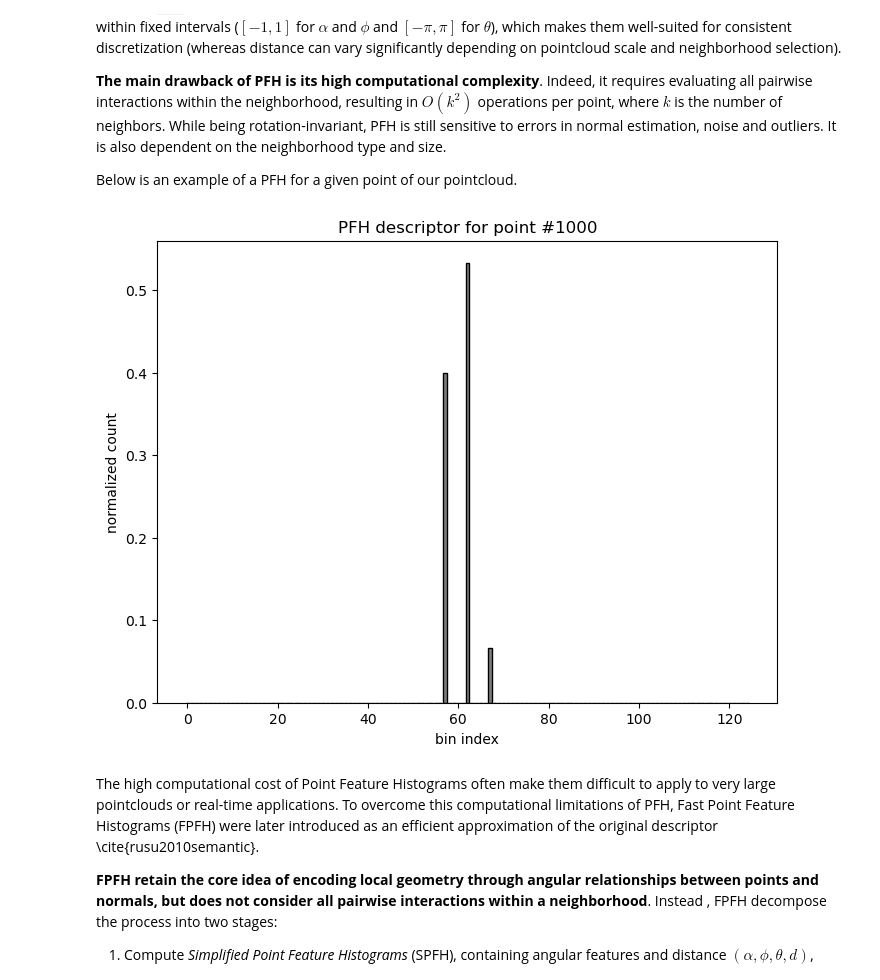
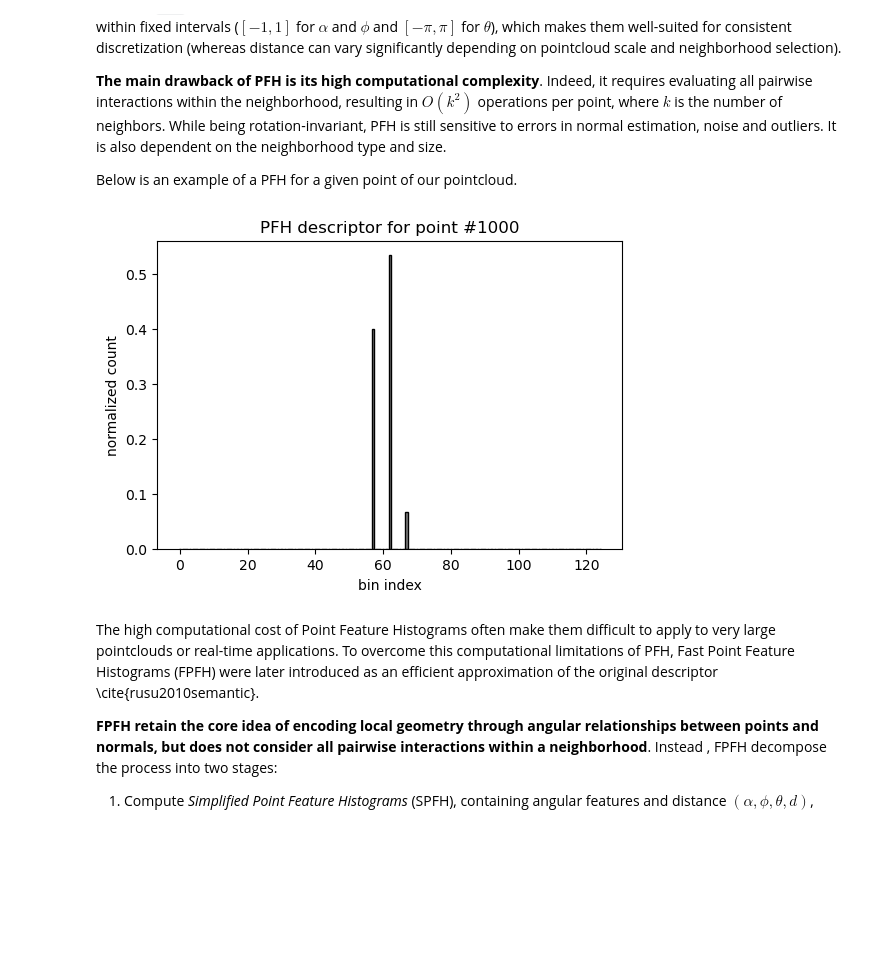
Before and after one commit to jlgregorio/tutorials-pointcloud-python, a Jupyter notebook: 06.descriptors.ipynb, the cells around one changed output. Cells and saved outputs as stored; diff of their text form; code cells hidden in the pictures; blank space fills up the shorter version.

```diff
--- a/06.descriptors.ipynb
+++ b/06.descriptors.ipynb
@@ -176,21 +181,22 @@ def compute_local_3d_features(points, neighbor_finding_function, norm_eigenvalue
 # %%
 # Compute local 3D features
-neighbor_finding_function = lambda point: kdtree.query(point, 20)[1] # (point itself is included)
-local_3d_features = compute_local_3d_features(
-    points, neighbor_finding_function, norm_eigenvalues=True
-)
-# Visualize some local 3D features
-for (name, feature) in local_3d_features.items():
-    if name in ["linearity", "planarity", "change_of_curvature"]:
-        feature = np.clip(feature, 0, 1) # clip to [0, 1] for better visualization
-        fig = plt.figure(figsize=(8, 6))
-        ax = fig.add_subplot(111, projection="3d")
-        im = ax.scatter(points[:, 0], points[:, 1], points[:, 2], c=feature, cmap='jet')
-        cbar = fig.colorbar(im, ax=ax, shrink=0.5)
-        cbar.set_label(name)
-        ax.set_box_aspect([1, 1, 1])
-        ax.view_init(20, 210)
-        ax.set_axis_off()
+neighbor_finder = lambda points: kdtree.query(points, 20)[1]
+eigenfeatures = compute_3D_eigen_features(points, neighbor_finder, True)
+
+# Visualize linearity, planarity and scattering
+for feature_name, feature in zip(
+        ["linearity", "planarity", "scattering"],
+        eigenfeatures[:3]
+    ):
+    fig = plt.figure(figsize=(8, 6))
+    ax = fig.add_subplot(111, projection="3d")
+    im = ax.scatter(points[:, 0], points[:, 1], points[:, 2],
+                    c=feature, cmap='jet')
+    cbar = fig.colorbar(im, ax=ax, shrink=0.5)
+    cbar.set_label(feature_name)
+    ax.set_box_aspect([1, 1, 1])
+    ax.view_init(20, 210)
+    ax.set_axis_off()
 plt.show()
 # %% [output]
 [figure]
@@ -237,7 +243,8 @@ In practice, the distance term $d$ is often omitted or treated separately. Most
 
 Below is an example of a PFH for a given point of our pointcloud.
 # %%
-def compute_PFH(points, normals, neighbor_finding_function, num_bins=5, normalize_histogram=True):
+def compute_PFH(points, normals, neighbor_finder, num_bins=5,
+                normalize_histogram=True):
     """Compute Point Feature Histograms (PFH) for each point."""
 
     N, _ = points.shape
@@ -245,7 +252,7 @@ def compute_PFH(points, normals, neighbor_finding_function, num_bins=5, normaliz
     pfh = np.zeros((N, num_bins ** 3), dtype=float)
 
     for i in range(N):
-        neighbors = neighbor_finding_function(points[i])
+        neighbors = neighbor_finder(points[i])
         features = []
         # Pairwise combinations of neighbors (without repetition)
         for (ind_s, ind_t) in combinations(neighbors, 2): # from itertools
@@ -294,22 +301,22 @@ def compute_PFH_features(p_s, n_s, p_t, n_t):
     return alpha, phi, theta, dist
 # %%
 # Compute PFH descriptors
-neighbor_finding_function = lambda point: kdtree.query_ball_point(point, 25.)
-pfh_descriptors = compute_PFH(points, normals, neighbor_finding_function, num_bins=5)
+neighbor_finder = lambda point: kdtree.query_ball_point(point, 25.)
+pfh_descriptors = compute_PFH(points, normals, neighbor_finder, num_bins=5)
 
 # PFH angular descriptors associated with a point
 i = 1000 # index of the point to visualize
 descriptor = pfh_descriptors[i]
 
 # Plot as a bar graph
-plt.figure(figsize=(8, 6))
+plt.figure(figsize=(6, 4))
 plt.bar(range(len(descriptor)), descriptor, color="gray", edgecolor="black")
 plt.xlabel("bin index")
 plt.ylabel("normalized count")
 plt.title(f"PFH descriptor for point #{i}")
 plt.show()
 # %% [output]
-[figure, old version]
+[figure, new version]
 # %% [markdown]
 The high computational cost of Point Feature Histograms often make them difficult to apply to very large pointclouds or real-time applications. To overcome this computational limitations of PFH, Fast Point Feature Histograms (FPFH) were later introduced as an efficient approximation of the original descriptor \cite{rusu2010semantic}.
 
```
Also changed, not shown: parts of 11 cells of this notebook, 4 other files.
